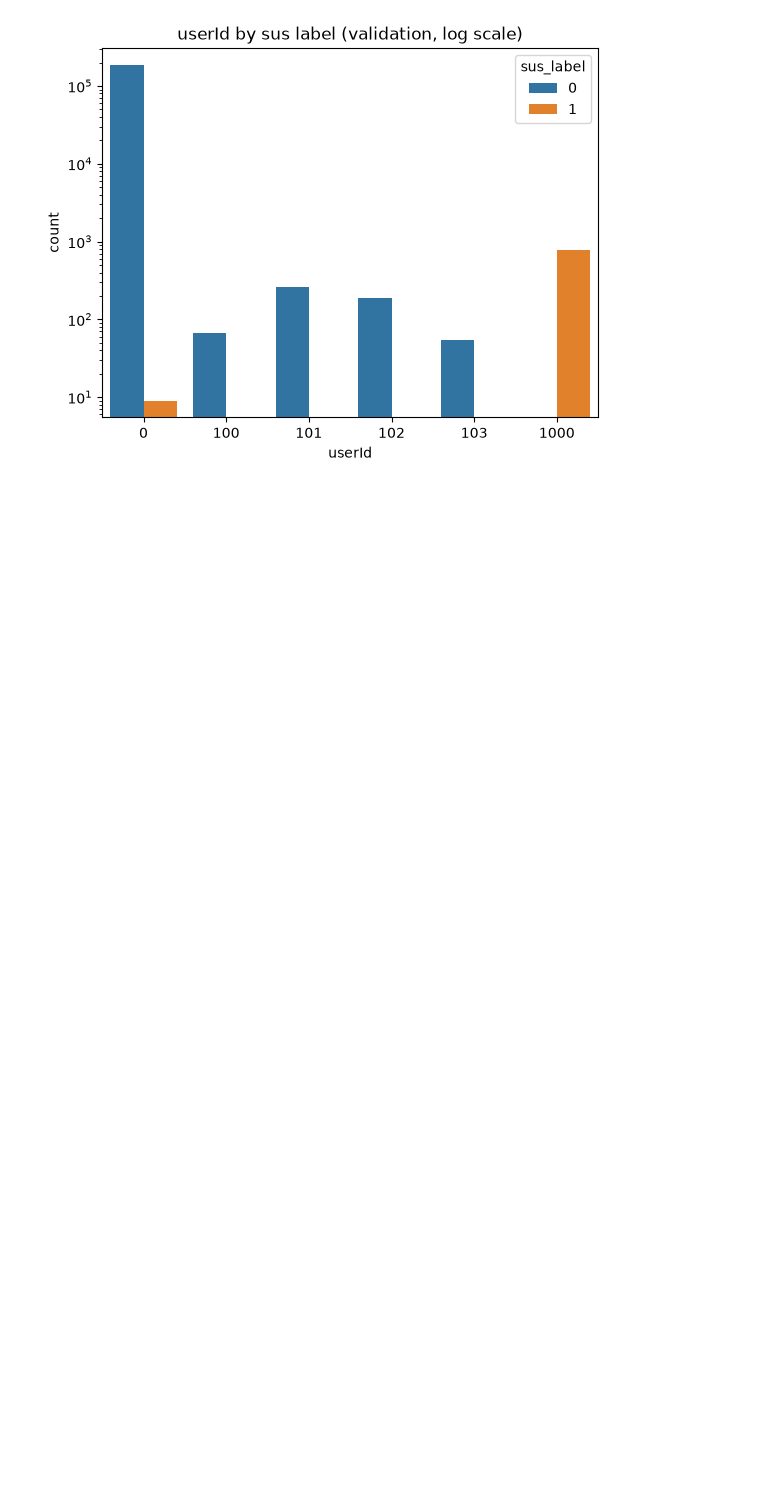
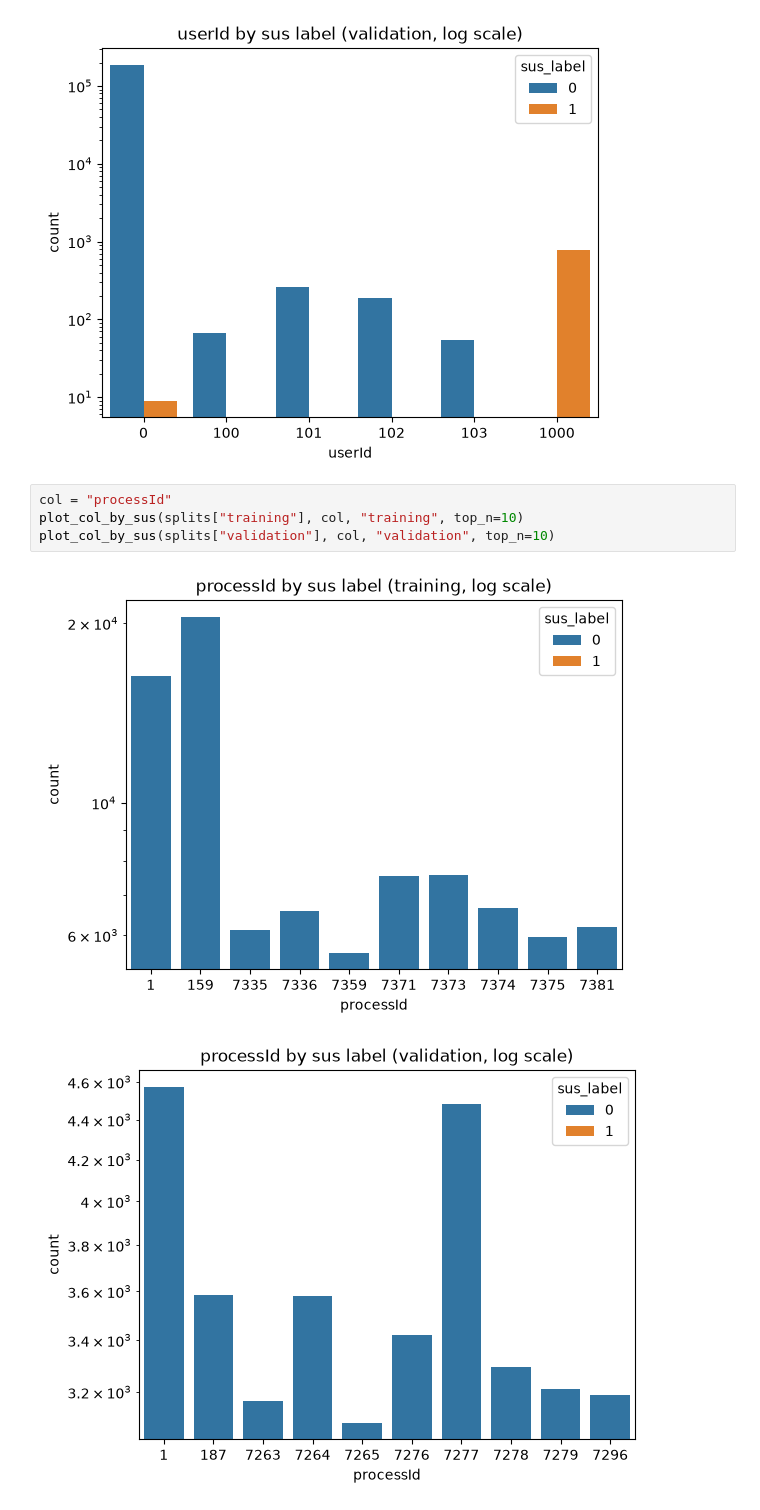
Before and after one commit to jtwnsnd/endpoint-anomaly-detection, a Jupyter notebook: notebooks/analysis.ipynb, the cells around one changed output. Drawn from its saved outputs; the diff is of its cells as text; blank space fills up the shorter version.

Commit message:
added processId vs sus graphs

```diff
--- a/notebooks/analysis.ipynb
+++ b/notebooks/analysis.ipynb
@@ -108,3 +162,10 @@ plot_col_by_sus(splits["validation"], col, "validation")
 # %% [output]
 [figure]
 [figure]
+# %%
+col = "processId"
+plot_col_by_sus(splits["training"], col, "training", top_n=10)
+plot_col_by_sus(splits["validation"], col, "validation", top_n=10)
+# %% [output]
+[figure, added]
+[figure, added]
```
Also changed, not shown: parts of 4 cells of this notebook.
